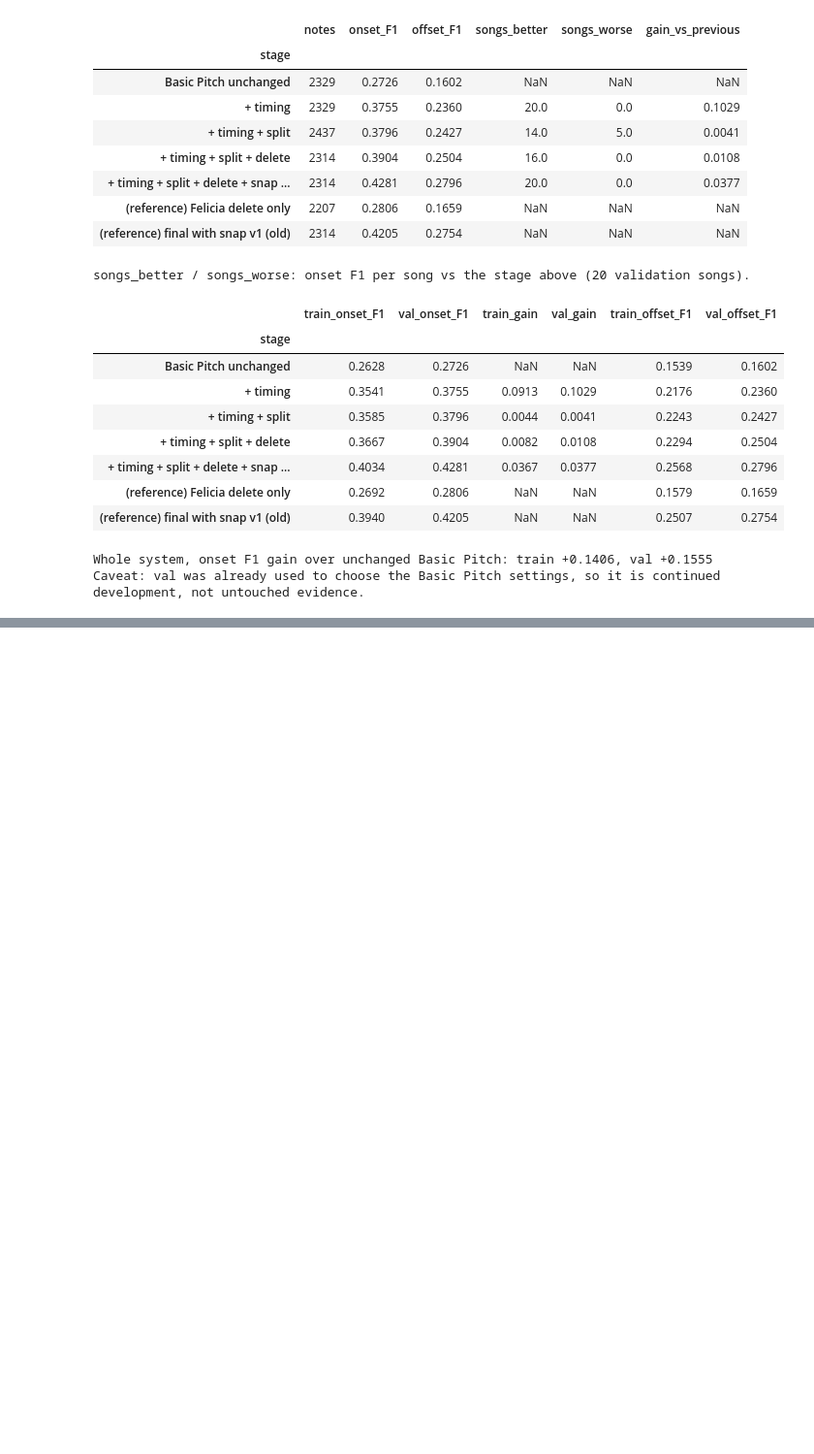
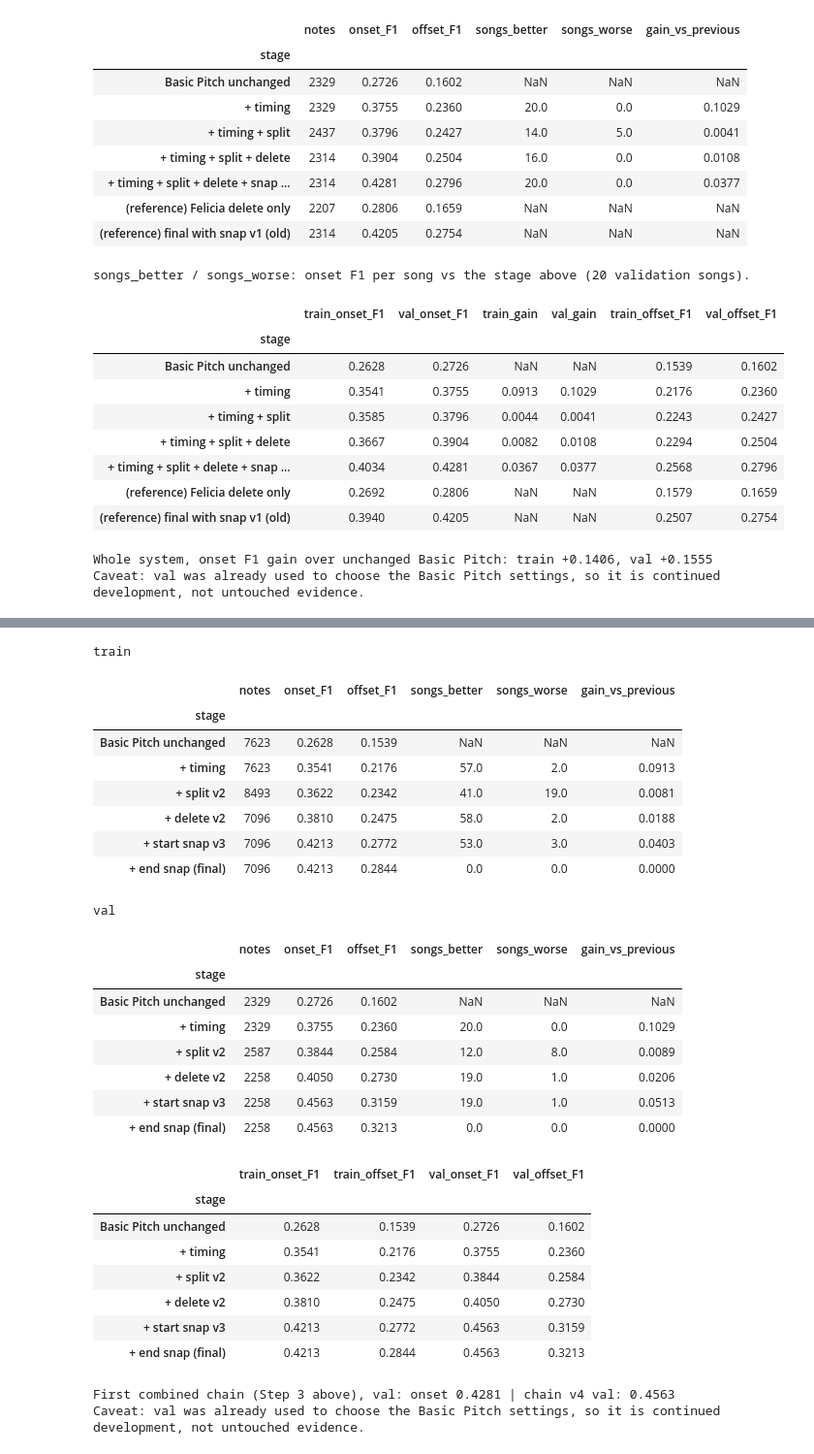
Before and after one commit to feliciaor2024-arch/Scoretify-Project, a Jupyter notebook: notebooks/correction_handover/combined_correction_system.ipynb, the cells around one changed output, grey strips where cells are left out. Shown at 97% size. Cells and saved outputs as stored; diff of their text form; code cells hidden in the pictures; blank space fills up the shorter version.

```diff
--- a/notebooks/correction_handover/combined_correction_system.ipynb
+++ b/notebooks/correction_handover/combined_correction_system.ipynb
@@ -315,0 +336,50 @@ Saved: combined_final_val_v3_actions.csv
+# %%
+# Step 5: score chain v4 after every stage, on the training songs (out-of-fold) and the 20 validation songs
+V4 = ROOT / 'le_xin_work' / 'chain_v4'
+V4_FILES = {'train': ['stage1_split_v2_train_oof', 'stage2_delete_v2_train_oof', 'stage3_snap_v3_train_oof', 'stage4_end_snap_train_oof'],
+            'val':   ['val_stage1_split_v2', 'val_stage2_delete_v2', 'val_stage3_snap_v3', 'val_stage4_end_snap']}
+V4_NAMES = ['+ split v2', '+ delete v2', '+ start snap v3', '+ end snap (final)']
+
+def chain_v4(split):
+    stages = {'Basic Pitch unchanged': tables[split]['bp'], '+ timing': tables[split]['timing']}
+    for name, f in zip(V4_NAMES, V4_FILES[split]):
+        stages[name] = cu.validate_notes(read(V4 / f'{f}.csv'), MANIFEST[split])
+    return stages
+
+v4 = {split: score_stages(split, chain_v4(split)) for split in ['train', 'val']}
+for split in v4:
+    print(split); display(v4[split])
+side_v4 = pd.DataFrame({f'{s}_{c}': v4[s][c] for s in v4 for c in ['onset_F1', 'offset_F1']})
+display(side_v4)
+print('First combined chain (Step 3 above), val: onset', val_results.loc['+ timing + split + delete + snap (final)', 'onset_F1'],
+      '| chain v4 val:', v4['val'].loc['+ end snap (final)', 'onset_F1'])
+print('Caveat: val was already used to choose the Basic Pitch settings, so it is continued development, not untouched evidence.')
+# %% [output]
+train
+|  | notes | onset_F1 | offset_F1 | songs_better | songs_worse | gain_vs_previous |
+| stage |  |  |  |  |  |  |
+| Basic Pitch unchanged | 7623 | 0.2628 | 0.1539 | NaN | NaN | NaN |
+| + timing | 7623 | 0.3541 | 0.2176 | 57.0 | 2.0 | 0.0913 |
+| + split v2 | 8493 | 0.3622 | 0.2342 | 41.0 | 19.0 | 0.0081 |
+| + delete v2 | 7096 | 0.3810 | 0.2475 | 58.0 | 2.0 | 0.0188 |
+| + start snap v3 | 7096 | 0.4213 | 0.2772 | 53.0 | 3.0 | 0.0403 |
+| + end snap (final) | 7096 | 0.4213 | 0.2844 | 0.0 | 0.0 | 0.0000 |
+val
+|  | notes | onset_F1 | offset_F1 | songs_better | songs_worse | gain_vs_previous |
+| stage |  |  |  |  |  |  |
+| Basic Pitch unchanged | 2329 | 0.2726 | 0.1602 | NaN | NaN | NaN |
+| + timing | 2329 | 0.3755 | 0.2360 | 20.0 | 0.0 | 0.1029 |
+| + split v2 | 2587 | 0.3844 | 0.2584 | 12.0 | 8.0 | 0.0089 |
+| + delete v2 | 2258 | 0.4050 | 0.2730 | 19.0 | 1.0 | 0.0206 |
+| + start snap v3 | 2258 | 0.4563 | 0.3159 | 19.0 | 1.0 | 0.0513 |
+| + end snap (final) | 2258 | 0.4563 | 0.3213 | 0.0 | 0.0 | 0.0000 |
+|  | train_onset_F1 | train_offset_F1 | val_onset_F1 | val_offset_F1 |
+| stage |  |  |  |  |
+| Basic Pitch unchanged | 0.2628 | 0.1539 | 0.2726 | 0.1602 |
+| + timing | 0.3541 | 0.2176 | 0.3755 | 0.2360 |
+| + split v2 | 0.3622 | 0.2342 | 0.3844 | 0.2584 |
+| + delete v2 | 0.3810 | 0.2475 | 0.4050 | 0.2730 |
+| + start snap v3 | 0.4213 | 0.2772 | 0.4563 | 0.3159 |
+| + end snap (final) | 0.4213 | 0.2844 | 0.4563 | 0.3213 |
+First combined chain (Step 3 above), val: onset 0.4281 | chain v4 val: 0.4563
+Caveat: val was already used to choose the Basic Pitch settings, so it is continued development, not untouched evidence.
```
Also changed, not shown: parts of 3 cells of this notebook, 14 other files.
